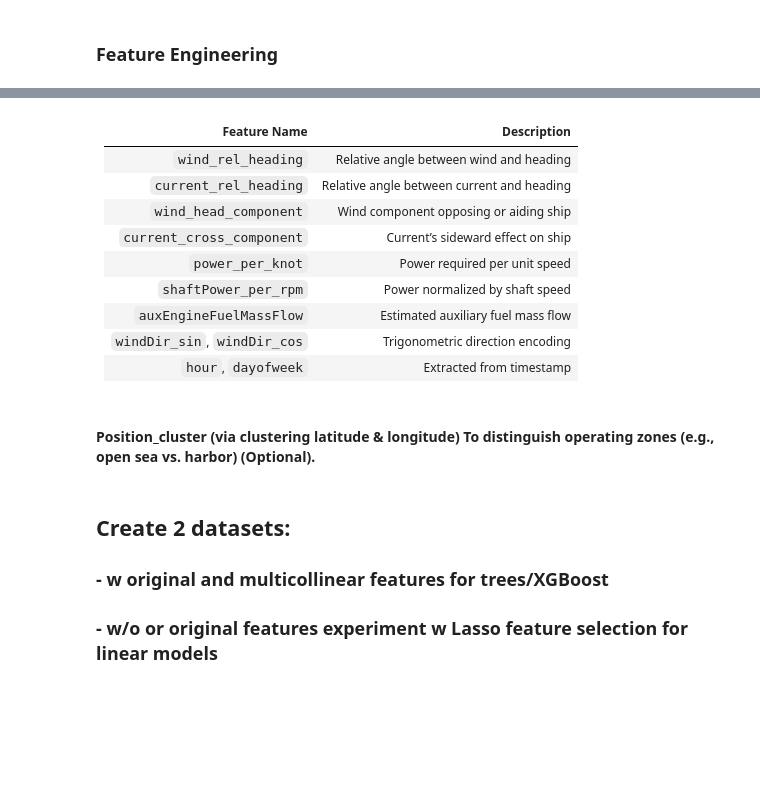
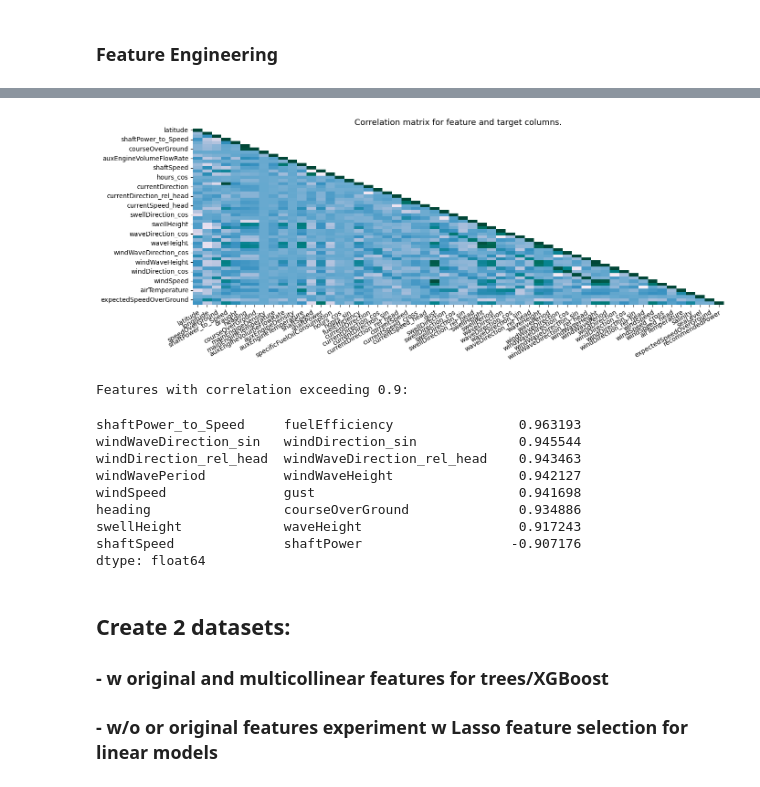
Before and after one commit to ButrosV/ship_prop_model, a Jupyter notebook: scripts/ship_hw_scratchpad.ipynb, the cells around one changed output, grey strips where cells are left out. Cells and saved outputs as stored; diff of their text form; code cells hidden in the pictures; blank space fills up the shorter version.

```diff
--- a/scripts/ship_hw_scratchpad.ipynb
+++ b/scripts/ship_hw_scratchpad.ipynb
@@ -722,17 +629,24 @@ Index(['latitude', 'longitude', 'speedOverGround', 'shaftPower_to_Speed',
-# %% [markdown]
-| Feature Name                 | Description                                |
-| ---------------------------- | ------------------------------------------ |
-| `wind_rel_heading`           | Relative angle between wind and heading    |
-| `current_rel_heading`        | Relative angle between current and heading |
-| `wind_head_component`        | Wind component opposing or aiding ship     |
-| `current_cross_component`    | Current’s sideward effect on ship          |
-| `power_per_knot`             | Power required per unit speed              |
-| `shaftPower_per_rpm`         | Power normalized by shaft speed            |
-| `auxEngineFuelMassFlow`      | Estimated auxiliary fuel mass flow         |
-| `windDir_sin`, `windDir_cos` | Trigonometric direction encoding           |
-| `hour`, `dayofweek`          | Extracted from timestamp                   |
-# %% [markdown]
-#### Position_cluster (via clustering latitude & longitude) To distinguish operating zones (e.g., open sea vs. harbor) **(Optional)**.
+# %%
+correlations = compute_correlations_matrix(df_feat_eng)
+# %% [output]
+[figure, added]
+# %%
+correlations_threshold = 0.90
+sorted_corr_f = top_correlations(data=df_feat_eng, corr_threshold=correlations_threshold)
+
+print(f"Features with correlation exceeding {correlations_threshold}:")
+sorted_corr_f
+# %% [output]
+Features with correlation exceeding 0.9:
+shaftPower_to_Speed     fuelEfficiency                0.963193
+windWaveDirection_sin   windDirection_sin             0.945544
+windDirection_rel_head  windWaveDirection_rel_head    0.943463
+windWavePeriod          windWaveHeight                0.942127
+windSpeed               gust                          0.941698
+heading                 courseOverGround              0.934886
+swellHeight             waveHeight                    0.917243
+shaftSpeed              shaftPower                   -0.907176
+dtype: float64
 # %% [markdown]
 ## Create 2 datasets:
 ### - w original and multicollinear features for trees/XGBoost
```
Also changed, not shown: parts of 27 cells of this notebook, 1 other file.
